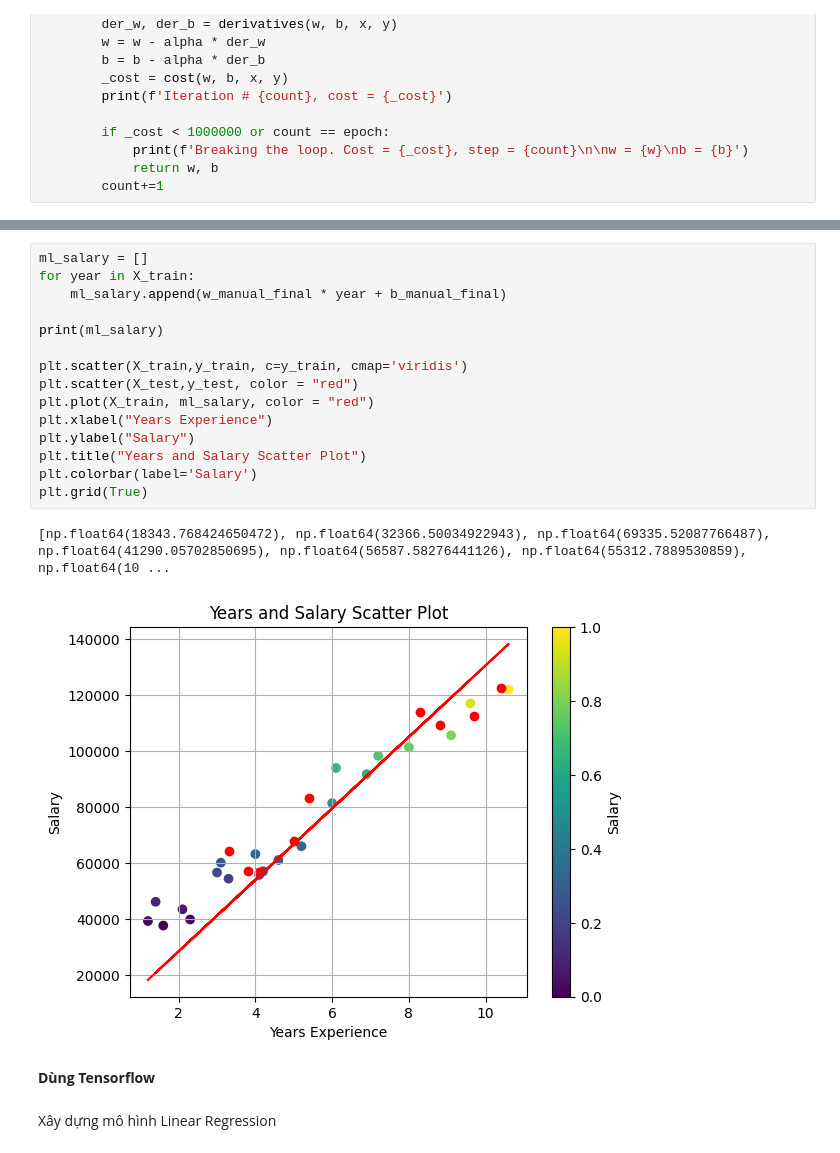
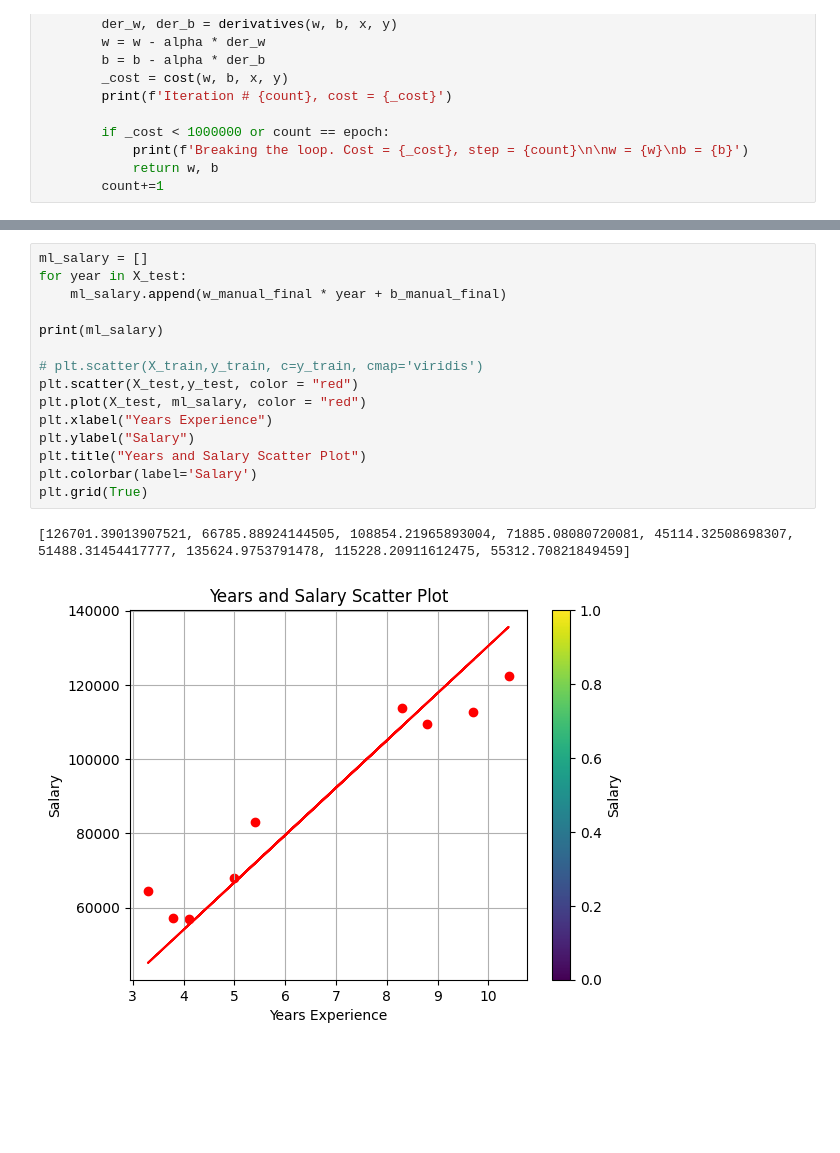
Before and after one commit to Sura3607/MachineLearning, a Jupyter notebook: LinearRegression/Simple/Ex01_20-12-2024.ipynb, the cells around one changed output, grey strips where cells are left out. Cells and saved outputs as stored; diff of their text form; blank space fills up the shorter version.

```diff
--- a/LinearRegression/Simple/Ex01_20-12-2024.ipynb
+++ b/LinearRegression/Simple/Ex01_20-12-2024.ipynb
@@ -149,22 +149,18 @@ b = 3046.242688746148
 # %%
 ml_salary = []
-for year in X_train:
+for year in X_test:
     ml_salary.append(w_manual_final * year + b_manual_final)
 
 print(ml_salary)
 
-plt.scatter(X_train,y_train, c=y_train, cmap='viridis')
+# plt.scatter(X_train,y_train, c=y_train, cmap='viridis')
 plt.scatter(X_test,y_test, color = "red")
-plt.plot(X_train, ml_salary, color = "red")
+plt.plot(X_test, ml_salary, color = "red")
 plt.xlabel("Years Experience")
 plt.ylabel("Salary")
 plt.title("Years and Salary Scatter Plot")
 plt.colorbar(label='Salary')
 plt.grid(True)
 # %% [output]
-[np.float64(18343.768424650472), np.float64(32366.50034922943), np.float64(69335.52087766487), np.float64(41290.05702850695), np.float64(56587.58276441126), np.float64(55312.7889530859), np.float64(10 ...
+[126701.39013907521, 66785.88924144505, 108854.21965893004, 71885.08080720081, 45114.32508698307, 51488.31454417777, 135624.9753791478, 115228.20911612475, 55312.70821849459]
-[figure, old version]
+[figure, new version]
-# %% [markdown]
-**Dùng Tensorflow**
-# %% [markdown]
-Xây dựng mô hình Linear Regression
```
Also changed, not shown: parts of 13 cells of this notebook, 11 other files.
